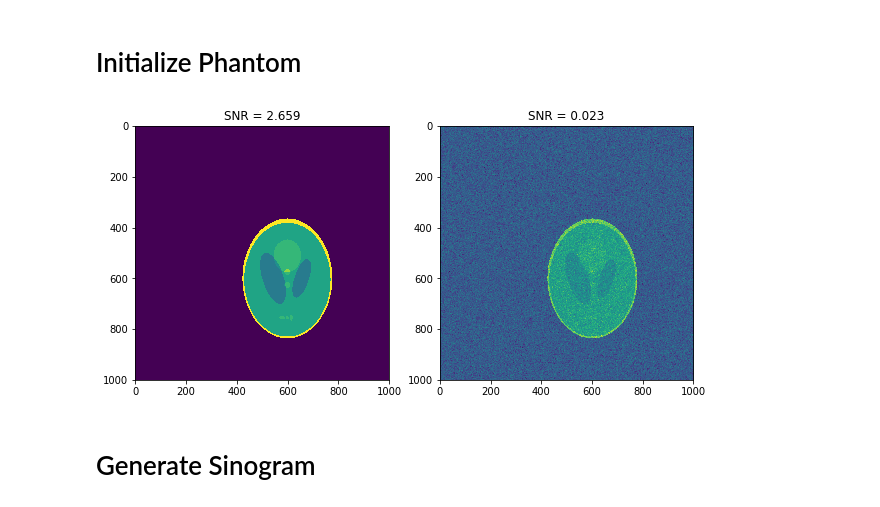
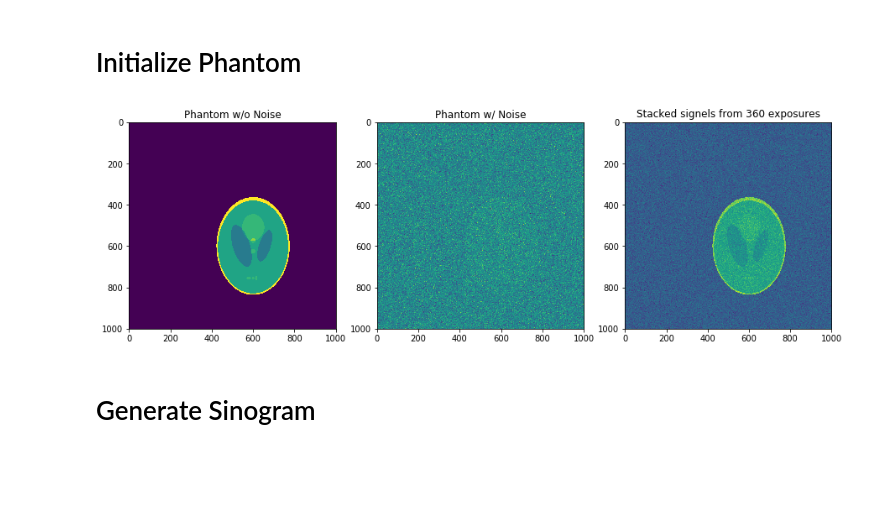
Before and after one commit to everettvacek/rotationCenter, a Jupyter notebook: rotationcenter.ipynb, the cells around one changed output. Cells and saved outputs as stored; diff of their text form; code cells hidden in the pictures; blank space fills up the shorter version.

```diff
--- a/rotationcenter.ipynb
+++ b/rotationcenter.ipynb
@@ -43,18 +46,28 @@ slp = np.asarray(plt.imread('./pictures/Shepp-Logan_Phantom.tif')[:,:], dtype= f
 phantom=np.zeros(im)
 phantom[posa:posb,posa:posb] = slp
 #phantom = slp[106:406,106:406]
-
+number_angles = 360
 
 #create stack
 phantom_stack = np.zeros(phantom.shape)
-for i in range(300):
+for i in range(number_angles):
     phantom_stack = phantom_stack + add_noise(phantom, np.mean(phantom),np.std(phantom), 10)
 
 phantom_noise = add_noise(phantom, np.mean(phantom),np.std(phantom), 10)
-
-plot((phantom, phantom_stack))
-# %% [output]
-[figure, removed]
+# %%
+plt.figure(figsize=(15,15))
+plt.subplot(131)
+plt.imshow(phantom)
+plt.title('Phantom w/o Noise')
+plt.subplot(132)
+plt.imshow(phantom_noise)
+plt.title('Phantom w/ Noise')
+plt.subplot(133)
+plt.imshow(phantom_stack)
+plt.title('Stacked signels from ' + str(number_angles) + ' exposures')
+plt.show()
+# %% [output]
+[figure, added]
 # %% [markdown]
 # Generate Sinogram
 # %%
```
Also changed, not shown: parts of 18 cells of this notebook.
